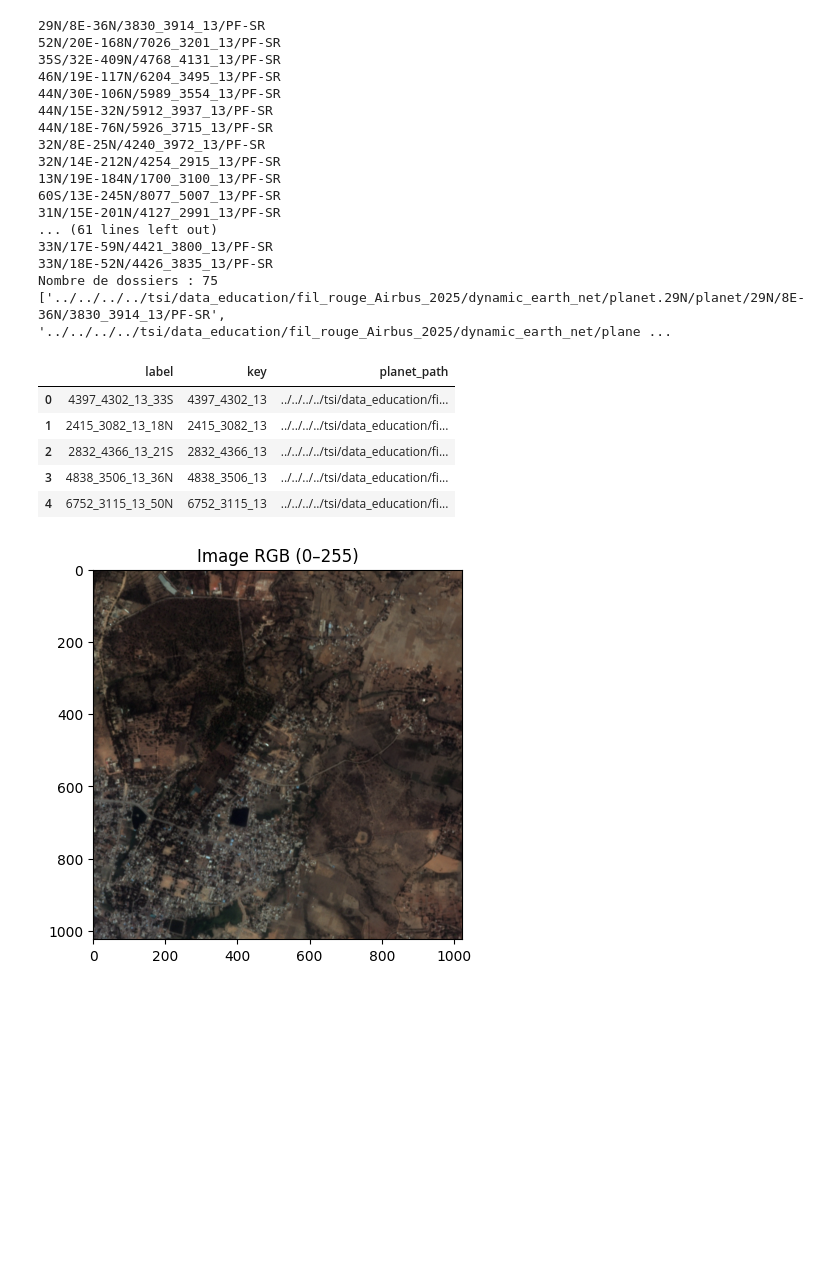
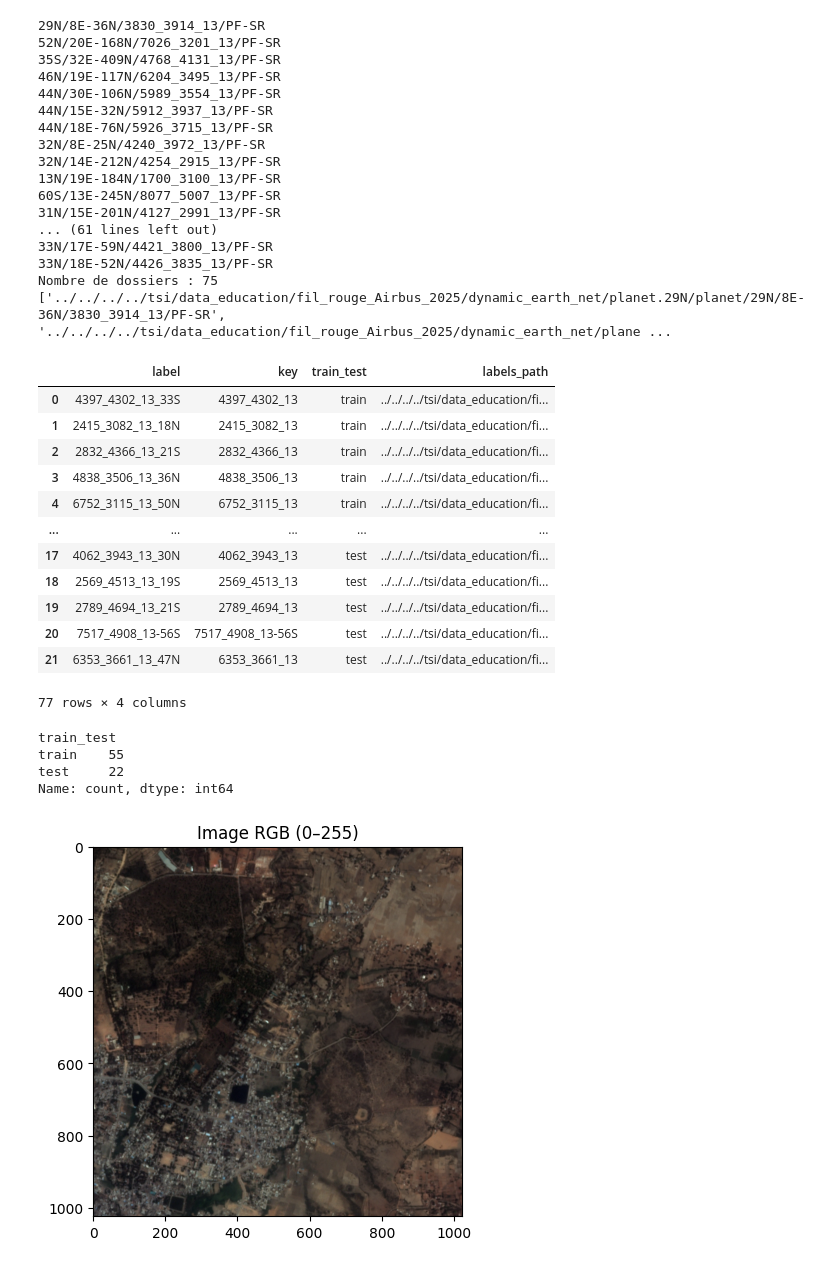
Before and after one commit to alexandreRocchiHenry/Computer_Vision_Projet, a Jupyter notebook: connection_bd.ipynb, the cells around one changed output. Drawn from its saved outputs; the diff is of its cells as text; code cells hidden in the pictures; blank space fills up the shorter version.

```diff
--- a/connection_bd.ipynb
+++ b/connection_bd.ipynb
@@ -105,3 +133,19 @@ df_labels["key"] = df_labels["label"].apply(lambda x: "_".join(x.split("_")[:3])
+# %%
+df_labels
+# %% [output]
+|  | label | key | train_test | labels_path |
+| 0 | 4397_4302_13_33S | 4397_4302_13 | train | ../../../../tsi/data_education/fi... |
+| 1 | 2415_3082_13_18N | 2415_3082_13 | train | ../../../../tsi/data_education/fi... |
+| 2 | 2832_4366_13_21S | 2832_4366_13 | train | ../../../../tsi/data_education/fi... |
+| 3 | 4838_3506_13_36N | 4838_3506_13 | train | ../../../../tsi/data_education/fi... |
+| 4 | 6752_3115_13_50N | 6752_3115_13 | train | ../../../../tsi/data_education/fi... |
+| ... | ... | ... | ... | ... |
+| 17 | 4062_3943_13_30N | 4062_3943_13 | test | ../../../../tsi/data_education/fi... |
+| 18 | 2569_4513_13_19S | 2569_4513_13 | test | ../../../../tsi/data_education/fi... |
+| 19 | 2789_4694_13_21S | 2789_4694_13 | test | ../../../../tsi/data_education/fi... |
+| 20 | 7517_4908_13-56S | 7517_4908_13-56S | test | ../../../../tsi/data_education/fi... |
+| 21 | 6353_3661_13_47N | 6353_3661_13 | test | ../../../../tsi/data_education/fi... |
+77 rows × 4 columns
 # %%
 planet_paths = list_subdirectories
 
@@ -111,15 +155,14 @@ df_planet = pd.DataFrame(planet_paths, columns=["planet_path"])
 df_planet["key"] = df_planet["planet_path"].apply(lambda x: x.split("/")[-2])
 # %%
 df_merged = pd.merge(df_labels, df_planet, on="key", how="left")
-# %%
-df_merged.head()
-# %% [output]
-|  | label | key | planet_path |
-| 0 | 4397_4302_13_33S | 4397_4302_13 | ../../../../tsi/data_education/fi... |
-| 1 | 2415_3082_13_18N | 2415_3082_13 | ../../../../tsi/data_education/fi... |
-| 2 | 2832_4366_13_21S | 2832_4366_13 | ../../../../tsi/data_education/fi... |
-| 3 | 4838_3506_13_36N | 4838_3506_13 | ../../../../tsi/data_education/fi... |
-| 4 | 6752_3115_13_50N | 6752_3115_13 | ../../../../tsi/data_education/fi... |
+# %%
+ # count test and train
+df_merged["train_test"].value_counts()
+# %% [output]
+train_test
+train    55
+test     22
+Name: count, dtype: int64
 # %%
 img = SatImageReader(df_merged["planet_path"].iloc[6]+"/2018-05-01.tif")
 # %%
```
Also changed, not shown: parts of 9 cells of this notebook.
